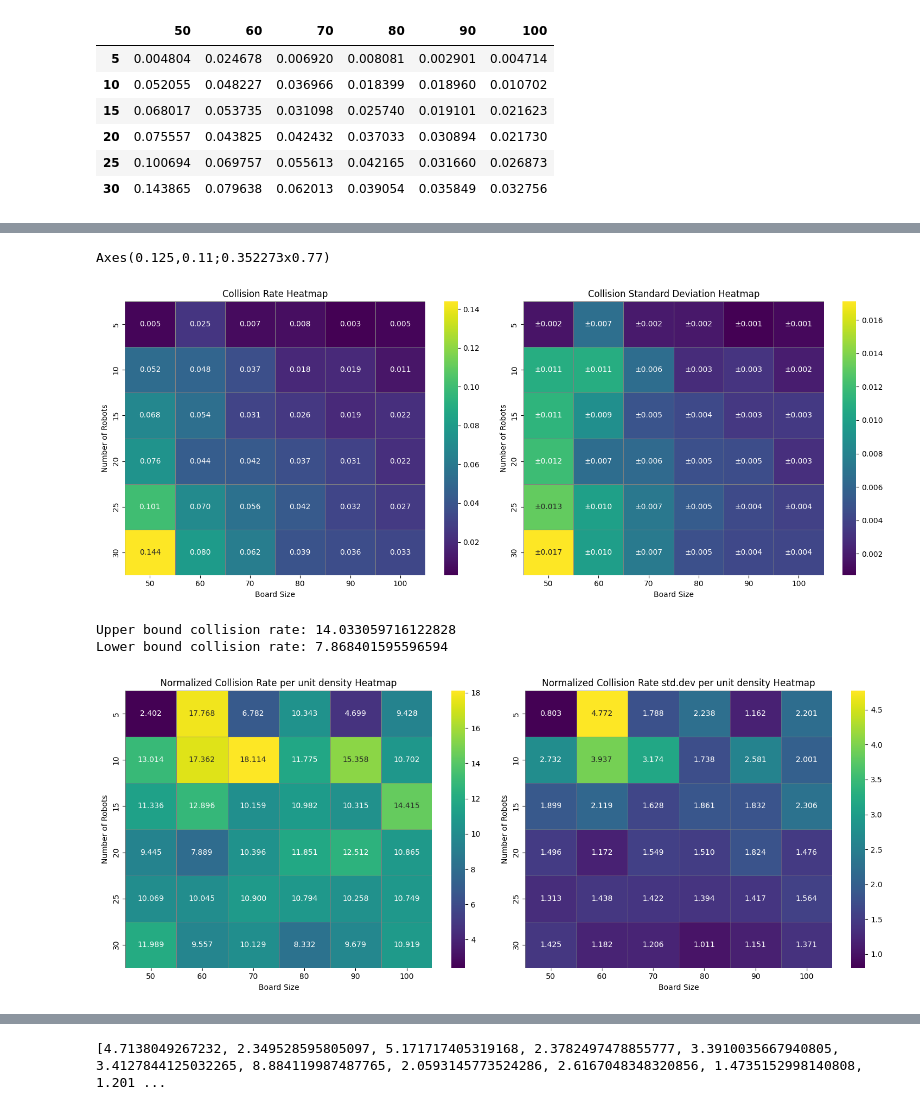
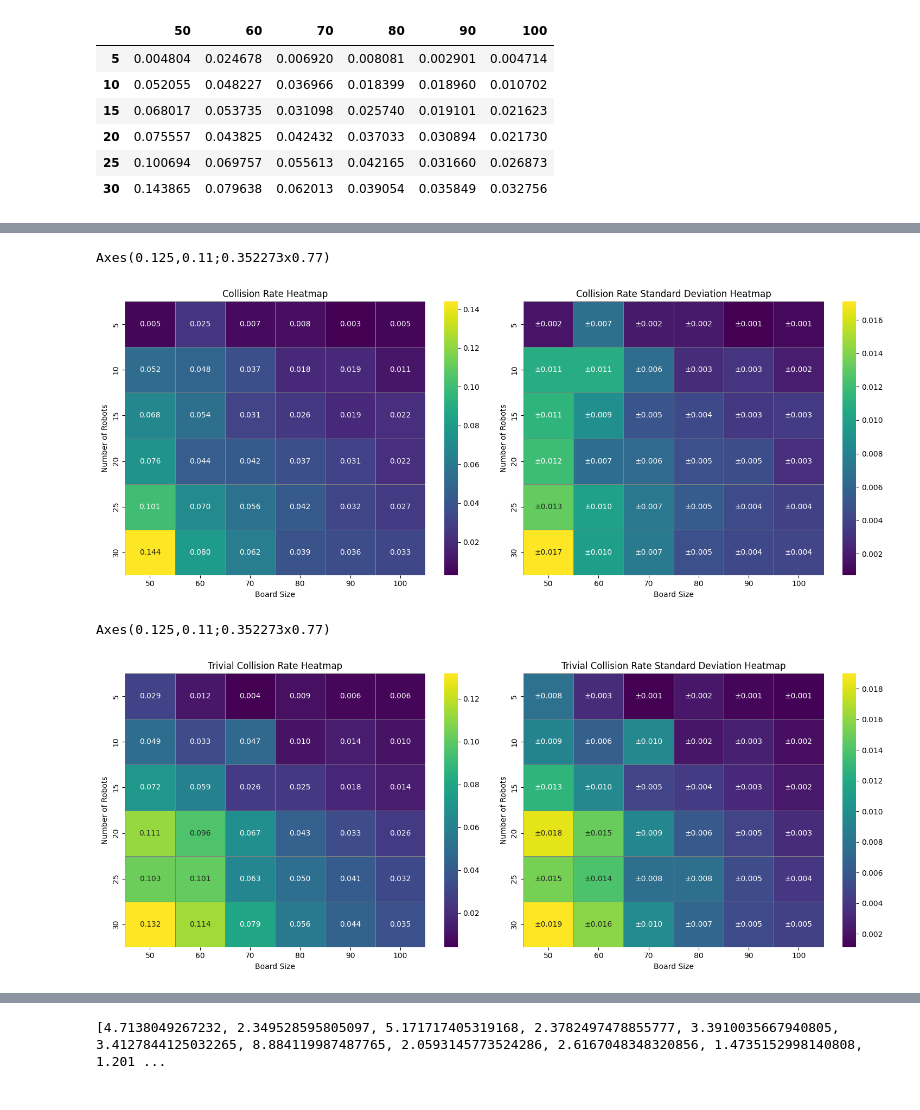
Before and after one commit to Death-Raider/Personal_Projects, a Jupyter notebook: GoalChasing_QLearning/output_processing.ipynb, the cells around one changed output, grey strips where cells are left out. Drawn from its saved outputs; the diff is of its cells as text; code cells hidden in the pictures.

```diff
--- a/GoalChasing_QLearning/output_processing.ipynb
+++ b/GoalChasing_QLearning/output_processing.ipynb
@@ -118,6 +118,9 @@ plt.show()
 # %%
 collision_df = pd.read_csv("evaluation.csv", index_col=0)
 collision_std_df = pd.read_csv("evaluation_std.csv", index_col=0)
+
+trivial_collision_df = pd.read_csv("evaluation_trivial.csv", index_col=0)
+trivial_collision_std_df = pd.read_csv("evaluation_trivial_std.csv", index_col=0)
 # %%
 collision_df
 # %% [output]
@@ -143,46 +156,34 @@ ax[0].set_title("Collision Rate Heatmap")
 ax[0].set_xlabel("Board Size")
 ax[0].set_ylabel("Number of Robots")
 sns.heatmap(collision_std_df, annot=annot_std, fmt="", cmap="viridis", linewidths=0.5, linecolor="gray", ax=ax[1])
-ax[1].set_title("Collision Standard Deviation Heatmap")
+ax[1].set_title("Collision Rate Standard Deviation Heatmap")
 ax[1].set_xlabel("Board Size")
 ax[1].set_ylabel("Number of Robots")
 plt.tight_layout()
 plt.show()
 # %% [output]
 Axes(0.125,0.11;0.352273x0.77)
-[figure, old version]
+[figure, new version]
-# %%
-normalized_collision_df = collision_df.copy()
-normalized_collision_std_df = collision_std_df.copy()
-
-robot_counts = normalized_collision_df.index
-box_size = normalized_collision_df.columns
-for robot_count in robot_counts:
-    for bs in box_size:
-        normalized_collision_df.loc[robot_count, bs] /= (int(robot_count) / int(bs)**2) # normalize by robot density
-        normalized_collision_std_df.loc[robot_count, bs] /= (int(robot_count) / int(bs)**2) # normalize by robot density
-
-Norm_data = normalized_collision_df.values
-upper = Norm_data.mean() + Norm_data.std()
-lower = Norm_data.mean() - Norm_data.std()
-
-print("Upper bound collision rate:", upper)
-print("Lower bound collision rate:", lower)
-# %% [output]
-Upper bound collision rate: 14.033059716122828
-Lower bound collision rate: 7.868401595596594
 # %%
 fig, ax = plt.subplots(nrows=1, ncols=2,figsize=(15, 6))
+print(ax[0])
+annot = np.zeros_like(trivial_collision_df, dtype=object)
+annot_std = np.zeros_like(trivial_collision_df, dtype=object)
+for i in range(trivial_collision_df.shape[0]):
+    for j in range(trivial_collision_df.shape[1]):
+            annot[i, j] = f'{trivial_collision_df.iloc[i, j]:.3f}'
+            annot_std[i,j] = f'±{trivial_collision_std_df.iloc[i, j]:.3f}'
 
-sns.heatmap(normalized_collision_df, annot=True, fmt=".3f", cmap="viridis", linewidths=0.5, linecolor="gray", ax=ax[0])
-ax[0].set_title("Normalized Collision Rate per unit density Heatmap")
+sns.heatmap(trivial_collision_df, annot=annot, fmt="", cmap="viridis", linewidths=0.5, linecolor="gray", ax=ax[0])
+ax[0].set_title("Trivial Collision Rate Heatmap")
 ax[0].set_xlabel("Board Size")
 ax[0].set_ylabel("Number of Robots")
-sns.heatmap(normalized_collision_std_df, annot=True, fmt=".3f", cmap="viridis", linewidths=0.5, linecolor="gray", ax=ax[1])
-ax[1].set_title("Normalized Collision Rate std.dev per unit density Heatmap")
+sns.heatmap(trivial_collision_std_df, annot=annot_std, fmt="", cmap="viridis", linewidths=0.5, linecolor="gray", ax=ax[1])
+ax[1].set_title("Trivial Collision Rate Standard Deviation Heatmap")
 ax[1].set_xlabel("Board Size")
 ax[1].set_ylabel("Number of Robots")
 plt.tight_layout()
 plt.show()
 # %% [output]
+Axes(0.125,0.11;0.352273x0.77)
-[figure, old version]
+[figure, new version]
```
Also changed, not shown: parts of 19 cells of this notebook, 7 other files.
